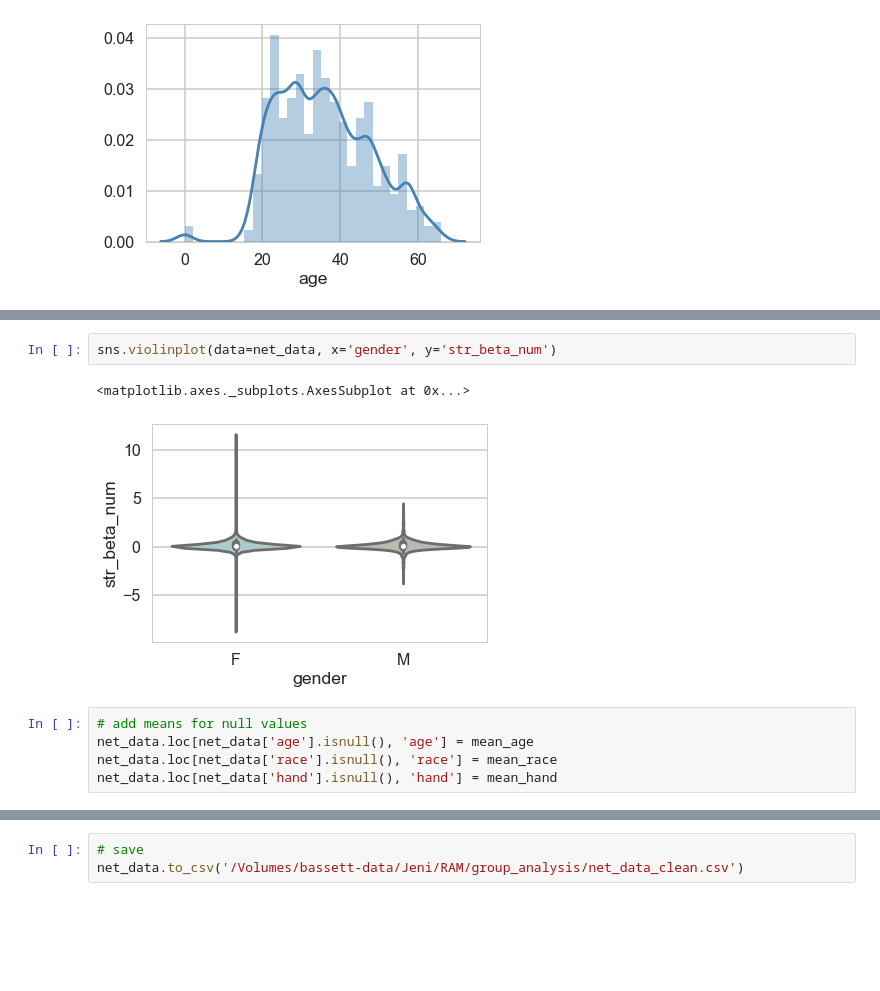
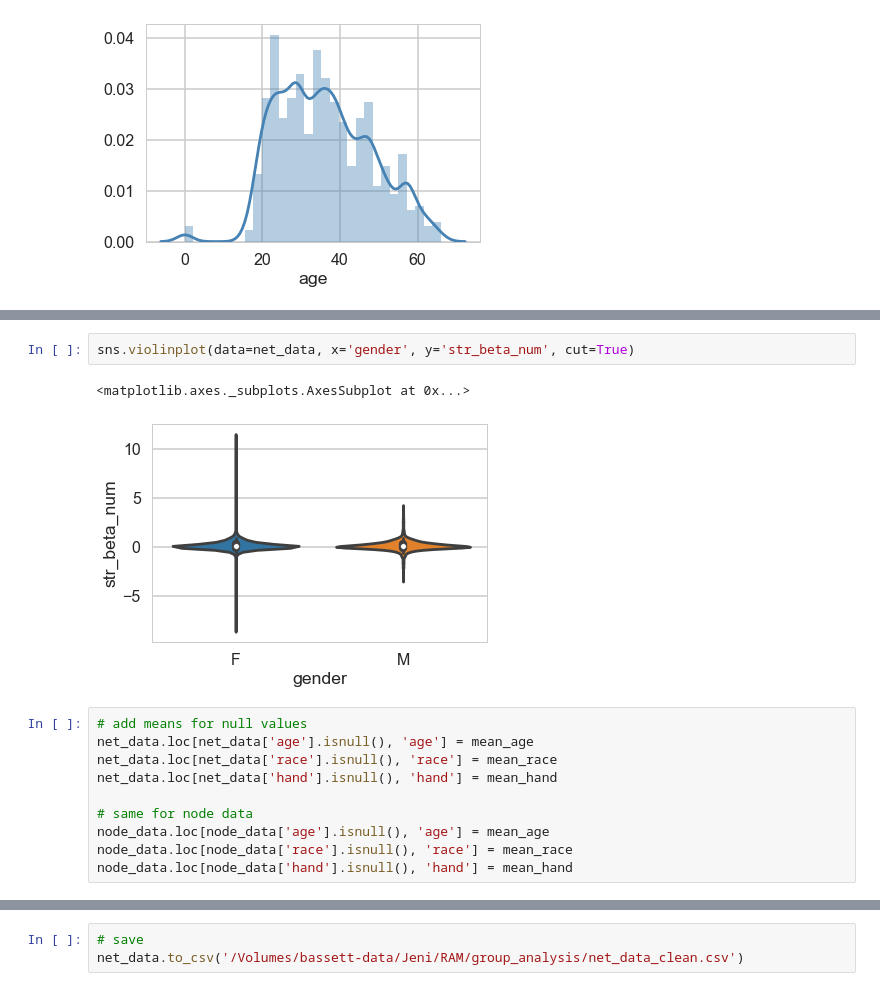
Before and after one commit to jastiso/interictal_spikes_fc, a Jupyter notebook: scripts/analysis_6.ipynb, the cells around one changed output, grey strips where cells are left out. Cells and saved outputs as stored; diff of their text form; blank space fills up the shorter version.

```diff
--- a/scripts/analysis_6.ipynb
+++ b/scripts/analysis_6.ipynb
@@ -152,12 +154,17 @@ sns.jointplot(data=net_data, x='str_beta_num', y='n_tp', kind='kde' )
 # %%
-sns.violinplot(data=net_data, x='gender', y='str_beta_num')
+sns.violinplot(data=net_data, x='gender', y='str_beta_num', cut=True)
 # %% [output]
 <matplotlib.axes._subplots.AxesSubplot at 0x...>
-[figure, old version]
+[figure, new version]
 # %%
 # add means for null values
 net_data.loc[net_data['age'].isnull(), 'age'] = mean_age
 net_data.loc[net_data['race'].isnull(), 'race'] = mean_race
 net_data.loc[net_data['hand'].isnull(), 'hand'] = mean_hand
+
+# same for node data
+node_data.loc[node_data['age'].isnull(), 'age'] = mean_age
+node_data.loc[node_data['race'].isnull(), 'race'] = mean_race
+node_data.loc[node_data['hand'].isnull(), 'hand'] = mean_hand
 # %%
 net_data.dropna(inplace=True)
```
Also changed, not shown: parts of 16 cells of this notebook, 2 other files.
